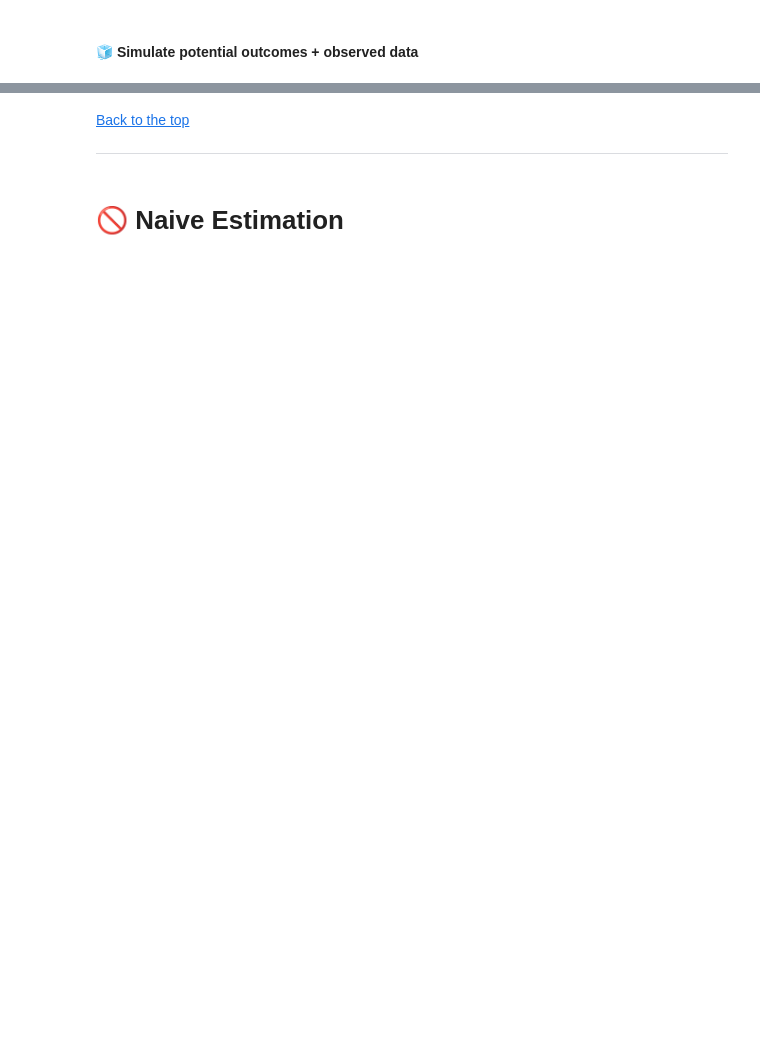
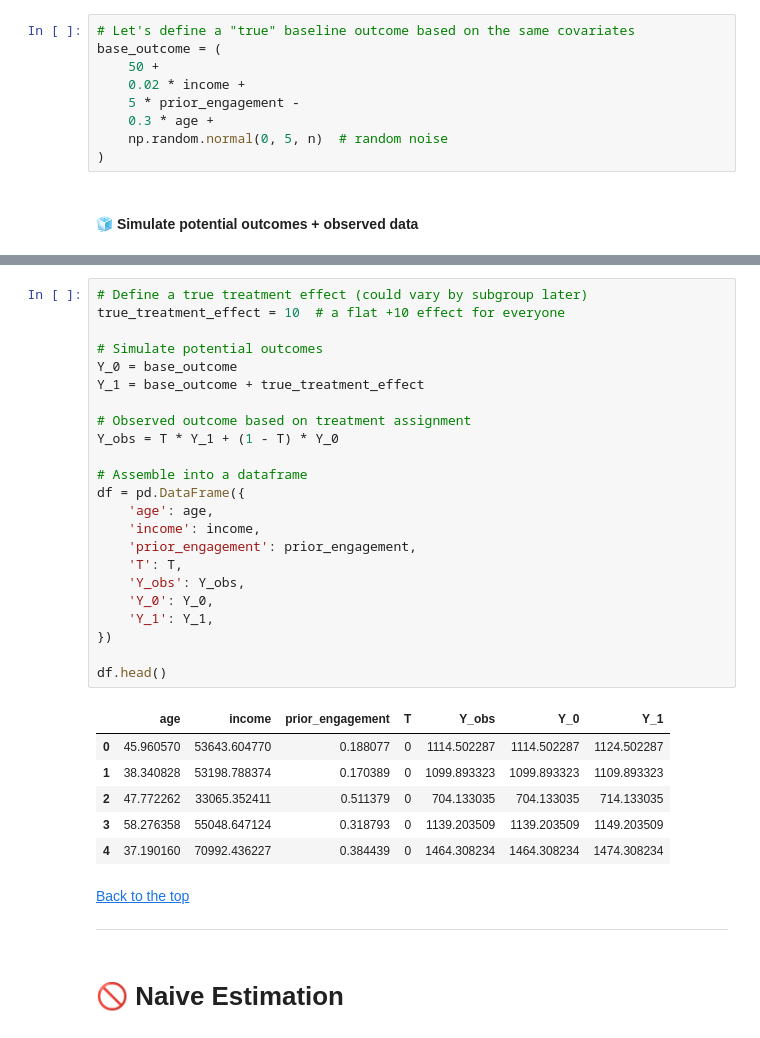
Before and after one commit to ashrithssreddy/statistics-toolkit, a Jupyter notebook: Causal_Inference/Causal_Inference.ipynb, the cells around one changed output, grey strips where cells are left out. Drawn from its saved outputs; the diff is of its cells as text; blank space fills up the shorter version.

```diff
--- a/Causal_Inference/Causal_Inference.ipynb
+++ b/Causal_Inference/Causal_Inference.ipynb
@@ -254,3 +320,12 @@ ___
+# %%
+# Let's define a "true" baseline outcome based on the same covariates
+base_outcome = (
+    50 +
+    0.02 * income +
+    5 * prior_engagement -
+    0.3 * age +
+    np.random.normal(0, 5, n)  # random noise
+)
 # %% [markdown]
 <a id="simulate-outcomes"></a>
 #### 🧊 Simulate potential outcomes + observed data
@@ -257,3 +346,33 @@ ___
+# %%
+# Define a true treatment effect (could vary by subgroup later)
+true_treatment_effect = 10  # a flat +10 effect for everyone
+
+# Simulate potential outcomes
+Y_0 = base_outcome
+Y_1 = base_outcome + true_treatment_effect
+
+# Observed outcome based on treatment assignment
+Y_obs = T * Y_1 + (1 - T) * Y_0
+
+# Assemble into a dataframe
+df = pd.DataFrame({
+    'age': age,
+    'income': income,
+    'prior_engagement': prior_engagement,
+    'T': T,
+    'Y_obs': Y_obs,
+    'Y_0': Y_0,
+    'Y_1': Y_1,
+})
+
+df.head()
+# %% [output]
+|  | age | income | prior_engagement | T | Y_obs | Y_0 | Y_1 |
+| 0 | 45.960570 | 53643.604770 | 0.188077 | 0 | 1114.502287 | 1114.502287 | 1124.502287 |
+| 1 | 38.340828 | 53198.788374 | 0.170389 | 0 | 1099.893323 | 1099.893323 | 1109.893323 |
+| 2 | 47.772262 | 33065.352411 | 0.511379 | 0 | 704.133035 | 704.133035 | 714.133035 |
+| 3 | 58.276358 | 55048.647124 | 0.318793 | 0 | 1139.203509 | 1139.203509 | 1149.203509 |
+| 4 | 37.190160 | 70992.436227 | 0.384439 | 0 | 1464.308234 | 1464.308234 | 1474.308234 |
 # %% [markdown]
 [Back to the top](#table-of-contents)
 ___
```
Also changed, not shown: parts of 57 cells of this notebook.
